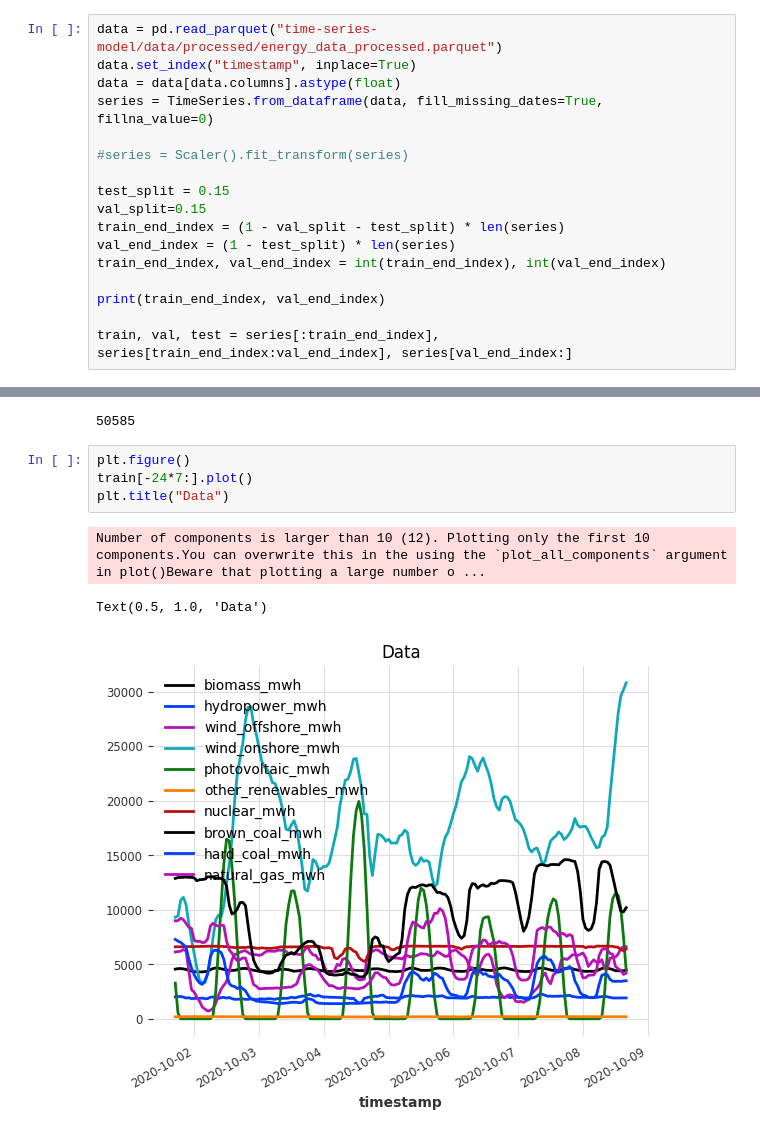
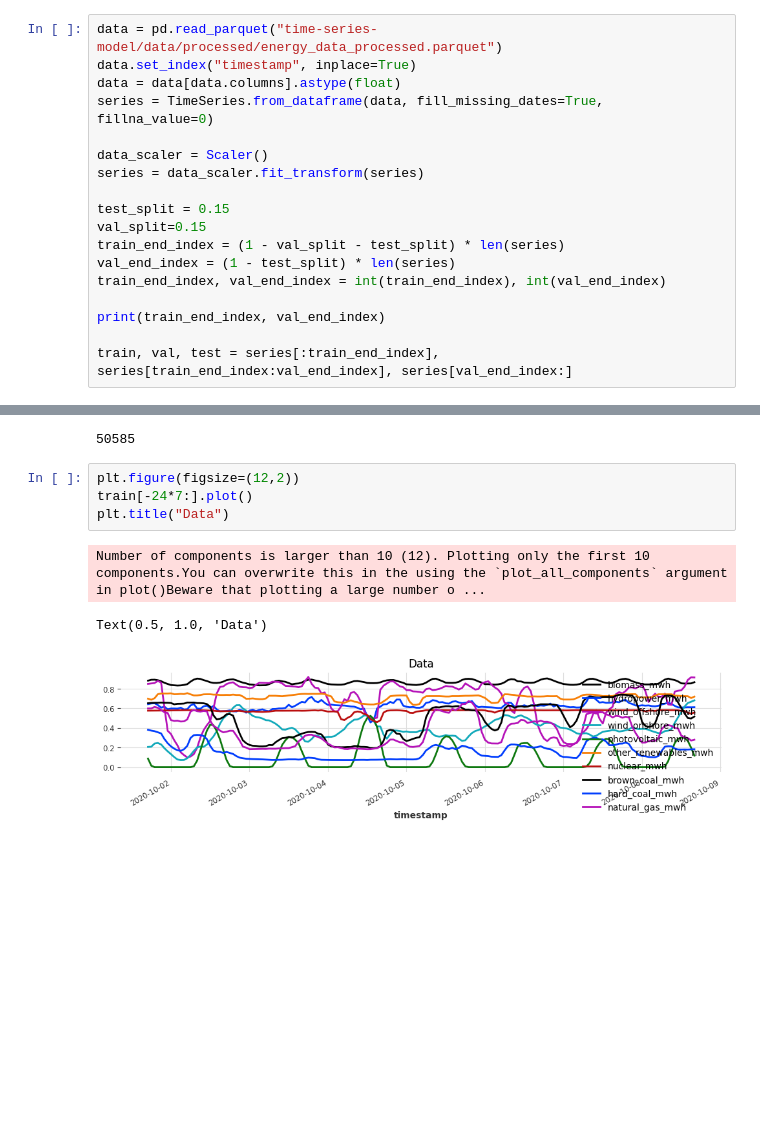
Before and after one commit to porscheofficial/sustainable-charging, a Jupyter notebook: time-series-model/notebooks/lstm_training.ipynb, the cells around one changed output, grey strips where cells are left out. Drawn from its saved outputs; the diff is of its cells as text; blank space fills up the shorter version.

```diff
--- a/time-series-model/notebooks/lstm_training.ipynb
+++ b/time-series-model/notebooks/lstm_training.ipynb
@@ -57,7 +38,8 @@ data.set_index("timestamp", inplace=True)
 data = data[data.columns].astype(float)
 series = TimeSeries.from_dataframe(data, fill_missing_dates=True, fillna_value=0)
 
-#series = Scaler().fit_transform(series)
+data_scaler = Scaler()
+series = data_scaler.fit_transform(series)
 
 test_split = 0.15
 val_split=0.15
@@ -75,13 +57,13 @@ len(train)
 # %% [output]
 50585
 # %%
-plt.figure()
+plt.figure(figsize=(12,2))
 train[-24*7:].plot()
 plt.title("Data")
 # %% [output]
 Number of components is larger than 10 (12). Plotting only the first 10 components.You can overwrite this in the using the `plot_all_components` argument in plot()Beware that plotting a large number o ...
 Text(0.5, 1.0, 'Data')
-[figure, old version]
+[figure, new version]
 # %%
 weekday = datetime_attribute_timeseries(series, attribute="weekday")
 month = datetime_attribute_timeseries(series, attribute="month")
```
Also changed, not shown: parts of 7 cells of this notebook, 2 other files.
